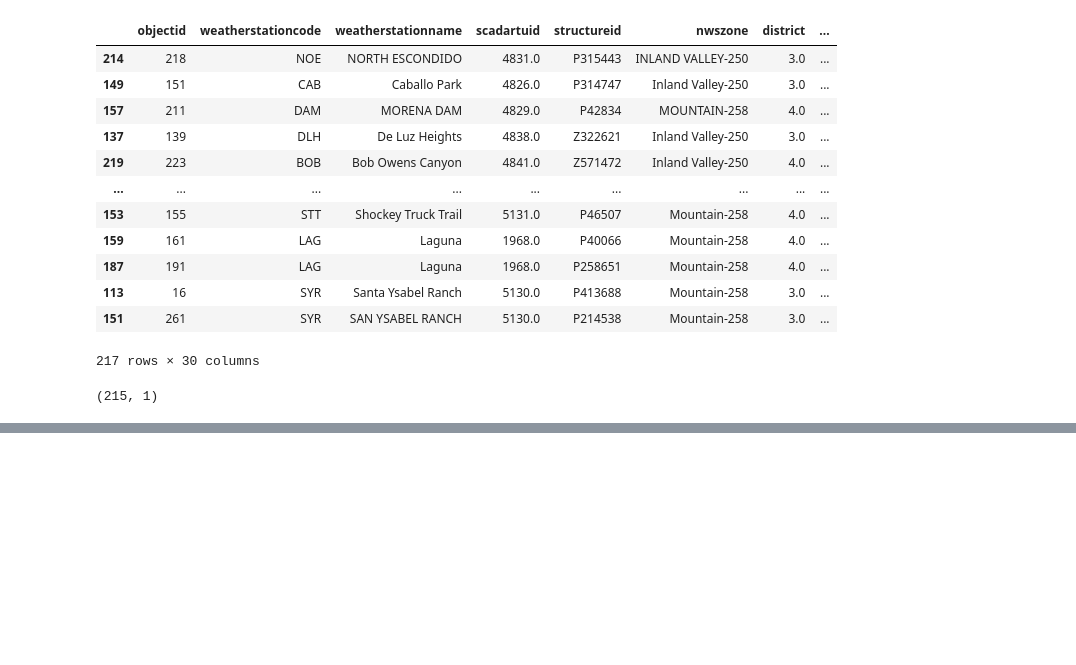
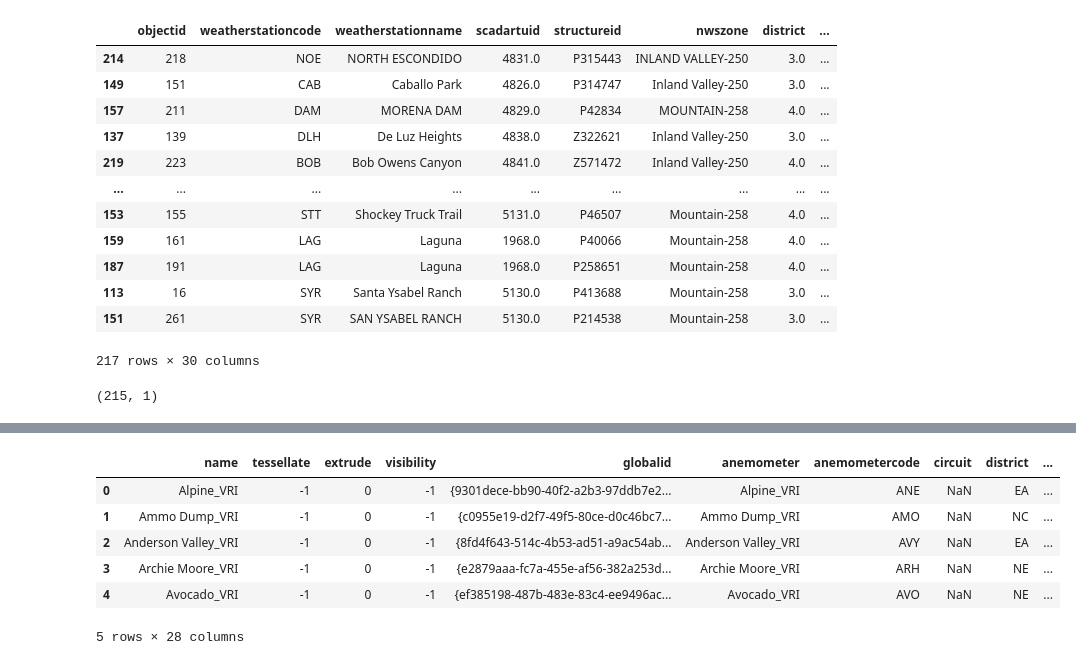
Before and after one commit to gkao25/dsc180a-wildfire, a Jupyter notebook: DSC_180A_Project1_Steven_Sahar.ipynb, the cells around one changed output, grey strips where cells are left out. Saved outputs shown, nothing was run; the diff lists cells and outputs as text; code cells hidden in the pictures; blank space fills up the shorter version.

```diff
--- a/DSC_180A_Project1_Steven_Sahar.ipynb
+++ b/DSC_180A_Project1_Steven_Sahar.ipynb
@@ -486,0 +548,15 @@ wind_speed_count.shape
+# %%
+weather_station_psps['geometry'] = weather_station_psps['shape'].apply(wkt.loads)
+weather_station_psps_gpd = gpd.GeoDataFrame(weather_station_psps, geometry='geometry', crs=f"EPSG:{weather_station_psps['shape_srid'][0]}")
+
+src_vri_snapshot['geometry'] = src_vri_snapshot['shape'].apply(wkt.loads)
+src_vri_snapshot_gpd = gpd.GeoDataFrame(src_vri_snapshot, geometry='geometry', crs=f"EPSG:{src_vri_snapshot['shape_srid'][0]}")
+
+# Ensure both GeoDataFrames have the same CRS
+weather_station_psps_gpd = weather_station_psps_gpd.to_crs(src_vri_snapshot_gpd.crs)
+
+# Perform the spatial join to find weather stations within each VRI polygon
+merged_station_vri_gpd = gpd.sjoin(weather_station_psps_gpd, src_vri_snapshot_gpd, predicate="within", how="inner")
+
+# Display the resulting joined GeoDataFrame
+merged_station_vri_gpd.head()
@@ -486,0 +608,10 @@ wind_speed_count.shape
+# %%
+src_vri_snapshot_gpd.head()
+# %% [output]
+|  | name | tessellate | extrude | visibility | globalid | anemometer | anemometercode | circuit | district | ... |
+| 0 | Alpine_VRI | -1 | 0 | -1 | {9301dece-bb90-40f2-a2b3-97ddb7e2... | Alpine_VRI | ANE | NaN | EA | ... |
+| 1 | Ammo Dump_VRI | -1 | 0 | -1 | {c0955e19-d2f7-49f5-80ce-d0c46bc7... | Ammo Dump_VRI | AMO | NaN | NC | ... |
+| 2 | Anderson Valley_VRI | -1 | 0 | -1 | {8fd4f643-514c-4b53-ad51-a9ac54ab... | Anderson Valley_VRI | AVY | NaN | EA | ... |
+| 3 | Archie Moore_VRI | -1 | 0 | -1 | {e2879aaa-fc7a-455e-af56-382a253d... | Archie Moore_VRI | ARH | NaN | NE | ... |
+| 4 | Avocado_VRI | -1 | 0 | -1 | {ef385198-487b-483e-83c4-ee9496ac... | Avocado_VRI | AVO | NaN | NE | ... |
+5 rows × 28 columns
```
Also changed, not shown: parts of 23 cells of this notebook, 5 other files.
